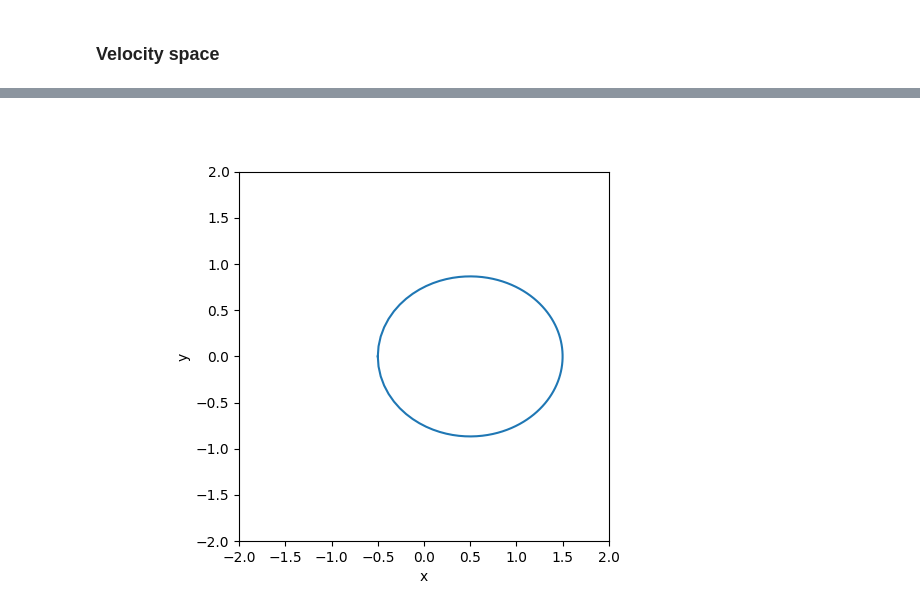
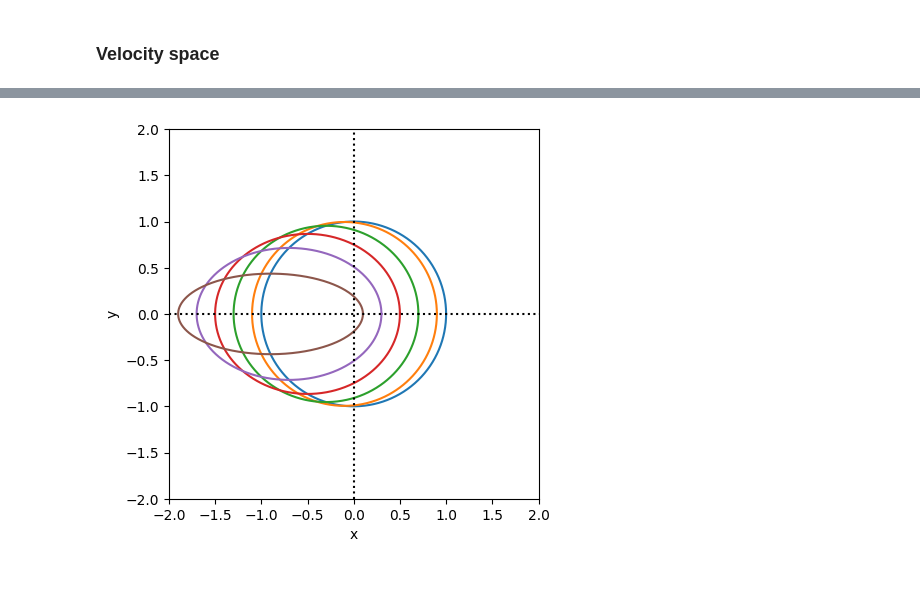
Before and after one commit to yggbg/phys633_week8, a Jupyter notebook: Week1/week1_solutions.ipynb, the cells around one changed output, grey strips where cells are left out. Cells and saved outputs as stored; diff of their text form; code cells hidden in the pictures; blank space fills up the shorter version.

```diff
--- a/Week1/week1_solutions.ipynb
+++ b/Week1/week1_solutions.ipynb
@@ -351,7 +363,7 @@ print("P,a,e = ", p_orb,a,e)
 
 # store the position of the secondary
 Noutputs = 1000
-times = np.linspace(0, 6*p_orb, Noutputs)
+times = np.linspace(0, 6.5*p_orb, Noutputs)
 x = np.zeros(Noutputs)
 y = np.zeros(Noutputs)
 z = np.zeros(Noutputs)
@@ -393,5 +405,6 @@ plt.plot(times, Omega, label = 'Omega')
 plt.plot(times, inc, label = 'inclination')
 plt.legend()
 plt.xlabel('t')
+plt.show()
 # %% [output]
 P,a,e =  6.283182165589295 1.0000000000000007 0.5000000000000003
@@ -401,41 +413,47 @@ Text(0.5, 0, 't')
 # %% [markdown]
 ### Velocity space
 # %%
-%matplotlib widget
+%matplotlib inline
 import matplotlib.pyplot as plt
 import rebound
 import time
 import numpy as np
 plt.close('all')
 
-sim = rebound.Simulation()
-sim.add(m=1)
-sim.add(m=0, a=1, e=0.5, omega=np.pi)
-sim.move_to_com()
+def do_sim(e=0):
+    sim = rebound.Simulation()
+    sim.add(m=1)
+    sim.add(m=0, a=1, e=e, omega=0)
+    sim.move_to_com()
 
-p_orb = sim.orbits()[0].P
-n = 2*np.pi/p_orb
-a = sim.orbits()[0].a
-e = sim.orbits()[0].e
-print("P,a,e = ", p_orb,a,e)
+    # store the position and velocity of the secondary
+    Noutputs = 1000
+    times = np.linspace(0, 1.0*p_orb, Noutputs)
+    x = np.zeros(Noutputs)
+    y = np.zeros(Noutputs)
+    vx = np.zeros(Noutputs)
+    vy = np.zeros(Noutputs)
+    for i,time in enumerate(times):
+        sim.integrate(time, exact_finish_time=1)
+        x[i] = sim.particles[1].x
+        y[i] = sim.particles[1].y
+        vx[i] = sim.particles[1].vx
+        vy[i] = sim.particles[1].vy
 
-# store the position and velocity of the secondary
-Noutputs = 100
-times = np.linspace(0, 1.0*p_orb, Noutputs)
-x = np.zeros(Noutputs)
-y = np.zeros(Noutputs)
-vx = np.zeros(Noutputs)
-vy = np.zeros(Noutputs)
-for i,time in enumerate(times):
-    sim.integrate(time, exact_finish_time=1)
-    x[i] = sim.particles[1].x
-    y[i] = sim.particles[1].y
-    vx[i] = sim.particles[1].vx
-    vy[i] = sim.particles[1].vy
+    # plot the motion in this frame and the analytic prediction
+    return x,y,vx,vy
 
-# plot the motion in this frame and the analytic prediction
+n = 1
+a = 1
+p_orb = 2*np.pi
+
 plt.figure()
-plt.plot(x, y)
+for e in (0, 0.1, 0.3, 0.5, 0.7, 0.9):
+    x,y,_,_ = do_sim(e=e)
+    plt.plot(x,y, label='e=%.2f' % (e,))
+
+plt.plot([-2,2],[0,0],'k:')
+plt.plot([0,0],[-2,2],'k:')
 plt.xlabel('x')
 plt.ylabel('y')
 plt.axis('square')
@@ -443,8 +461,24 @@ plt.xlim((-2,2))
 plt.ylim((-2,2))
 
 plt.figure()
+for e in (0, 0.1, 0.3, 0.5, 0.7, 0.9):
+    _,_,vx,vy = do_sim(e=e)
+    plt.plot(vx,vy, label='e=%.2f' % (e,))
+
+plt.plot([-2,2],[0,0],'k:')
+plt.plot([0,0],[-2,2],'k:')
+plt.xlabel(r'$v_x$')
+plt.ylabel(r'$v_y$')
+plt.axis('square')
 plt.xlim((-2,2))
 plt.ylim((-2,2))
+
+e = 0.1
+x,y,vx,vy = do_sim(e=e)
+
+plt.figure()
+plt.xlim((-10,10))
+plt.ylim((-10,10))
 plt.plot([-2,2],[0,0],'k:')
 plt.plot([0,0],[-2,2],'k:')
 plt.plot(vx, vy)
@@ -455,13 +489,18 @@ plt.axis('square')
 # prediction for peri and apo velocities (eqs. 2.35)
 vp = n*a*((1+e)/(1-e))**0.5
 va = n*a*((1-e)/(1+e))**0.5
-plt.plot([0],[-vp],'ro')
-plt.plot([0],[va],'ro')
+plt.plot([0],[vp],'ro')
+plt.plot([0],[-va],'ro')
 
 # analytic velocities (eq. 2.36): a circle offset from the origin
 f = np.linspace(0,2*np.pi,100)
 pref = n*a/(1-e*e)**0.5
 vx = pref * np.sin(f)
-vy = -pref * (e  + np.cos(f))
+vy = pref * (e  + np.cos(f))
 plt.plot(vx,vy,':',lw=3)
+
+plt.title("Comparison with analytic prediction")
+
+
+plt.show()
 # %% [output]
@@ -470 +507 @@ P,a,e =  6.283185307179582 0.9999999999999996 0.4999999999999998
-[figure, old version]
+[figure, new version]
```
Also changed, not shown: parts of 7 cells of this notebook.
